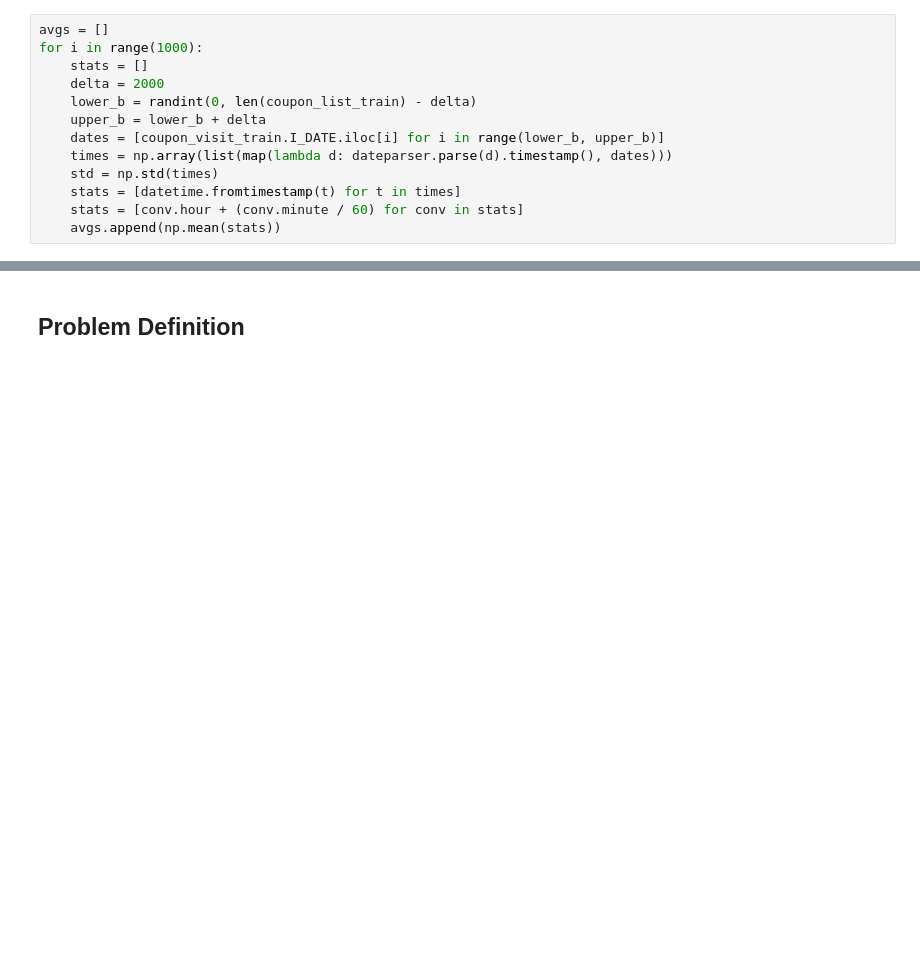
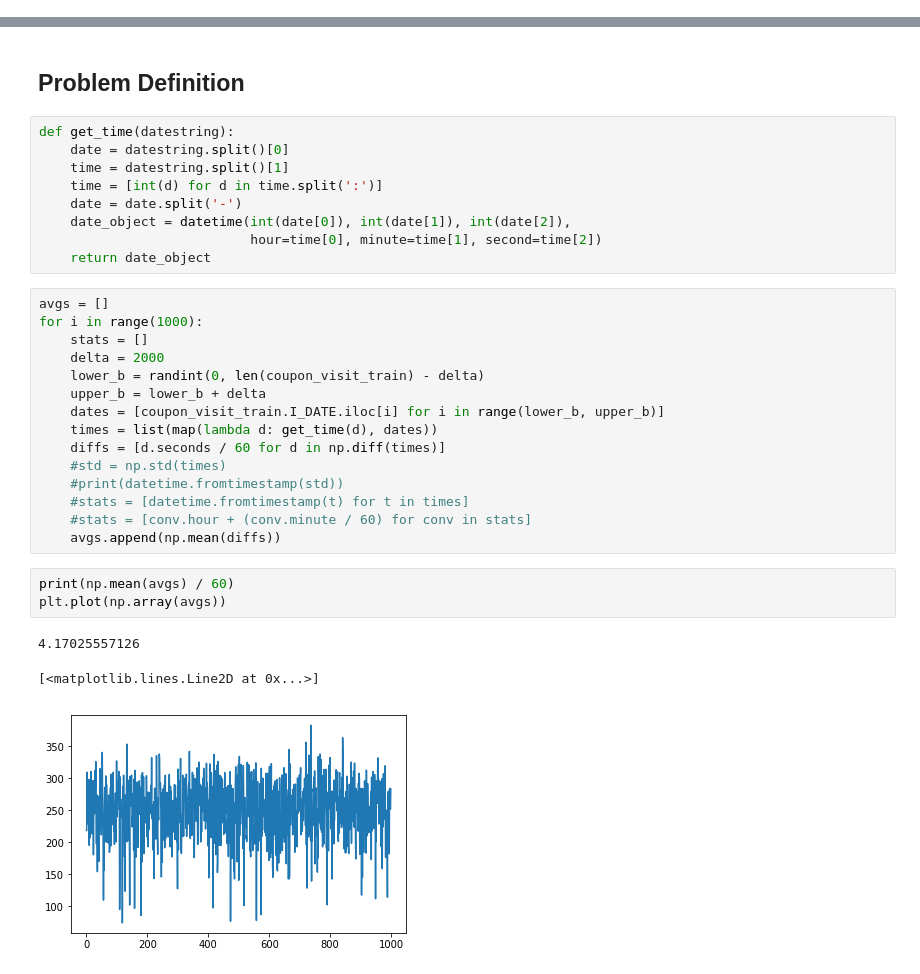
Before and after one commit to alorozco53/Coupons, a Jupyter notebook: CouponsKueski.ipynb, the cells around one changed output, grey strips where cells are left out. Cells and saved outputs as stored; diff of their text form; blank space fills up the shorter version.

```diff
--- a/CouponsKueski.ipynb
+++ b/CouponsKueski.ipynb
@@ -100,13 +86,0 @@ coupon_visit_train.head().apply(lambda row: get_hour(row), axis=1)
-# %%
-avgs = []
-for i in range(1000):
-    stats = []
-    delta = 2000
-    lower_b = randint(0, len(coupon_list_train) - delta)
-    upper_b = lower_b + delta
-    dates = [coupon_visit_train.I_DATE.iloc[i] for i in range(lower_b, upper_b)]
-    times = np.array(list(map(lambda d: dateparser.parse(d).timestamp(), dates)))
-    std = np.std(times)
-    stats = [datetime.fromtimestamp(t) for t in times]
-    stats = [conv.hour + (conv.minute / 60) for conv in stats]
-    avgs.append(np.mean(stats))
@@ -160,3 +121,34 @@ coupon_detail_train.head()
 | 4 | 1 | 2011-07-16 00:55:52 | Ebisu, Meguro Shinagawa | 4d000c64a55ac573d0ae1a8f03677f50 | 560574a339f1b25e57b0221e486907ed | 4f3b5b91d9831192557c056022fdc1f2 |
 # %% [markdown]
 ## Problem Definition
+# %%
+def get_time(datestring):
+    date = datestring.split()[0]
+    time = datestring.split()[1]
+    time = [int(d) for d in time.split(':')]
+    date = date.split('-')
+    date_object = datetime(int(date[0]), int(date[1]), int(date[2]),
+                           hour=time[0], minute=time[1], second=time[2])
+    return date_object
+# %%
+avgs = []
+for i in range(1000):
+    stats = []
+    delta = 2000
+    lower_b = randint(0, len(coupon_visit_train) - delta)
+    upper_b = lower_b + delta
+    dates = [coupon_visit_train.I_DATE.iloc[i] for i in range(lower_b, upper_b)]
+    times = list(map(lambda d: get_time(d), dates))
+    diffs = [d.seconds / 60 for d in np.diff(times)]
+    #std = np.std(times)
+    #print(datetime.fromtimestamp(std))
+    #stats = [datetime.fromtimestamp(t) for t in times]
+    #stats = [conv.hour + (conv.minute / 60) for conv in stats]
+    avgs.append(np.mean(diffs))
+# %%
+print(np.mean(avgs) / 60)
+plt.plot(np.array(avgs))
+# %% [output]
+4.17025557126
+[<matplotlib.lines.Line2D at 0x...>]
+[figure, added]
```
Also changed, not shown: parts of 22 cells of this notebook.
